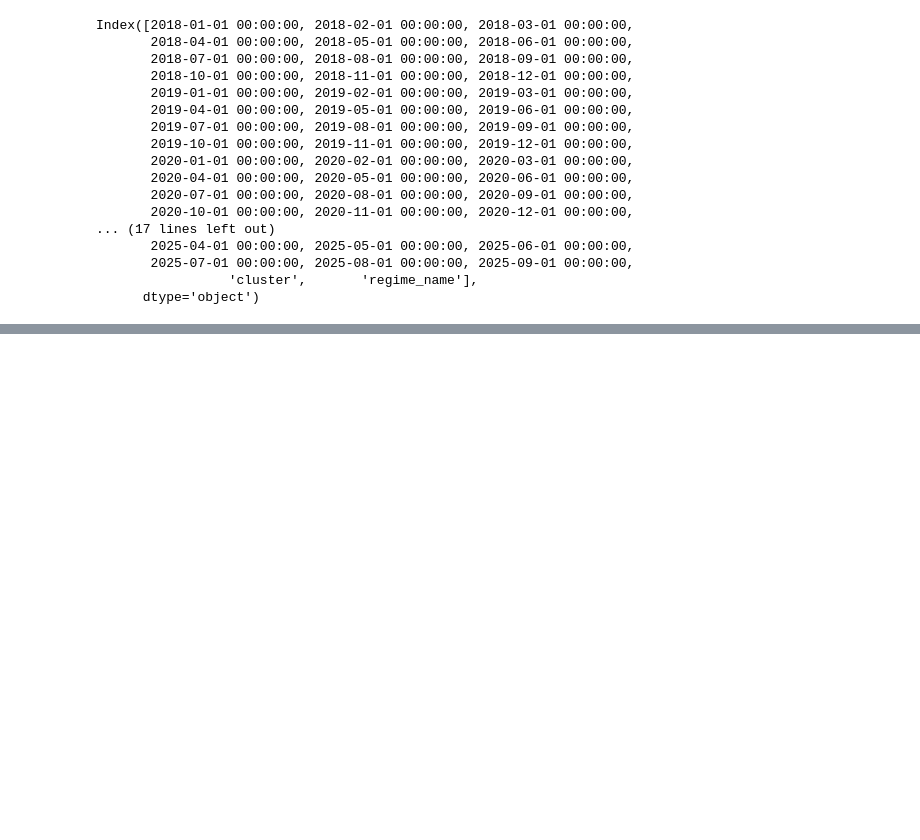
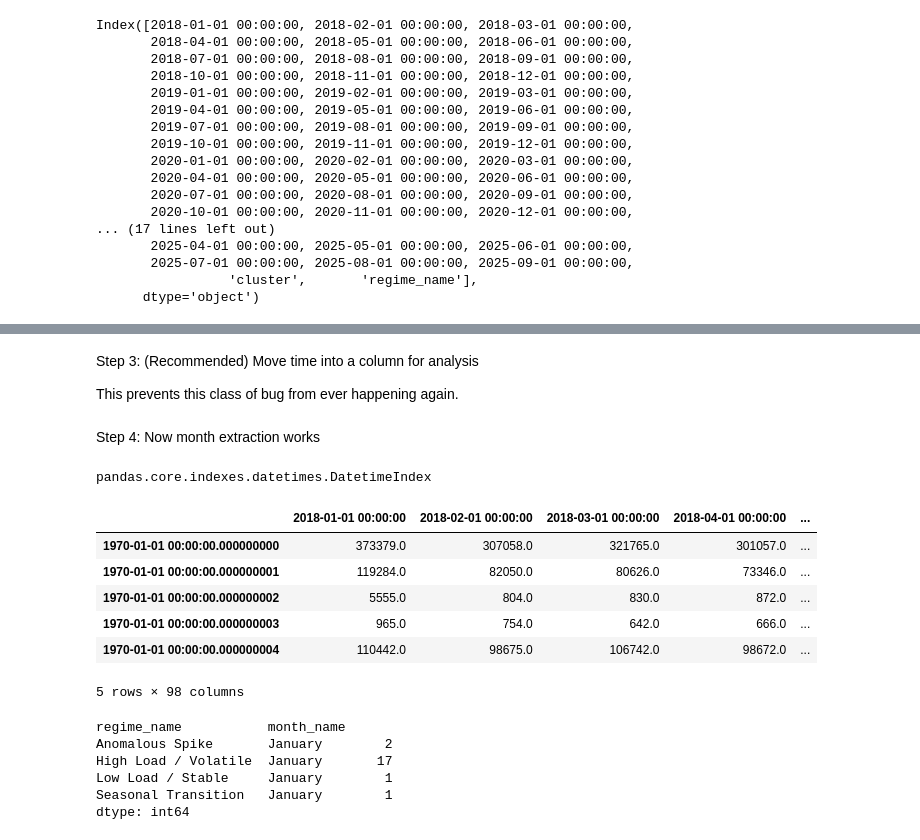
Before and after one commit to Nehemiahmageto/Unsupervised-Discovery-of-U.S.-Electricity-Consumption-Regimes-2015-2024-, a Jupyter notebook: model_2.ipynb, the cells around one changed output, grey strips where cells are left out. Drawn from its saved outputs; the diff is of its cells as text; code cells hidden in the pictures; blank space fills up the shorter version.

```diff
--- a/model_2.ipynb
+++ b/model_2.ipynb
@@ -570,7 +580,36 @@ regime_profiles = regime_profiles.loc[mask].copy()
 # %%
 regime_profiles.index = pd.to_datetime(regime_profiles.index)
+# %% [markdown]
+Step 3: (Recommended) Move time into a column for analysis
+
+This prevents this class of bug from ever happening again.
 # %%
 regime_profiles["period"] = regime_profiles.index
+# %% [markdown]
+Step 4: Now month extraction works
 # %%
 regime_profiles["month"] = regime_profiles["period"].dt.month
 regime_profiles["month_name"] = regime_profiles["period"].dt.month_name()
+# %%
+type(regime_profiles.index)
+# %% [output]
+pandas.core.indexes.datetimes.DatetimeIndex
+# %%
+regime_profiles.head()
+# %% [output]
+|  | 2018-01-01 00:00:00 | 2018-02-01 00:00:00 | 2018-03-01 00:00:00 | 2018-04-01 00:00:00 | ... |
+| 1970-01-01 00:00:00.000000000 | 373379.0 | 307058.0 | 321765.0 | 301057.0 | ... |
+| 1970-01-01 00:00:00.000000001 | 119284.0 | 82050.0 | 80626.0 | 73346.0 | ... |
+| 1970-01-01 00:00:00.000000002 | 5555.0 | 804.0 | 830.0 | 872.0 | ... |
+| 1970-01-01 00:00:00.000000003 | 965.0 | 754.0 | 642.0 | 666.0 | ... |
+| 1970-01-01 00:00:00.000000004 | 110442.0 | 98675.0 | 106742.0 | 98672.0 | ... |
+5 rows × 98 columns
+# %%
+regime_profiles.groupby(["regime_name", "month_name"]).size()
+# %% [output]
+regime_name           month_name
+Anomalous Spike       January        2
+High Load / Volatile  January       17
+Low Load / Stable     January        1
+Seasonal Transition   January        1
+dtype: int64
```
Also changed, not shown: parts of 3 cells of this notebook.
